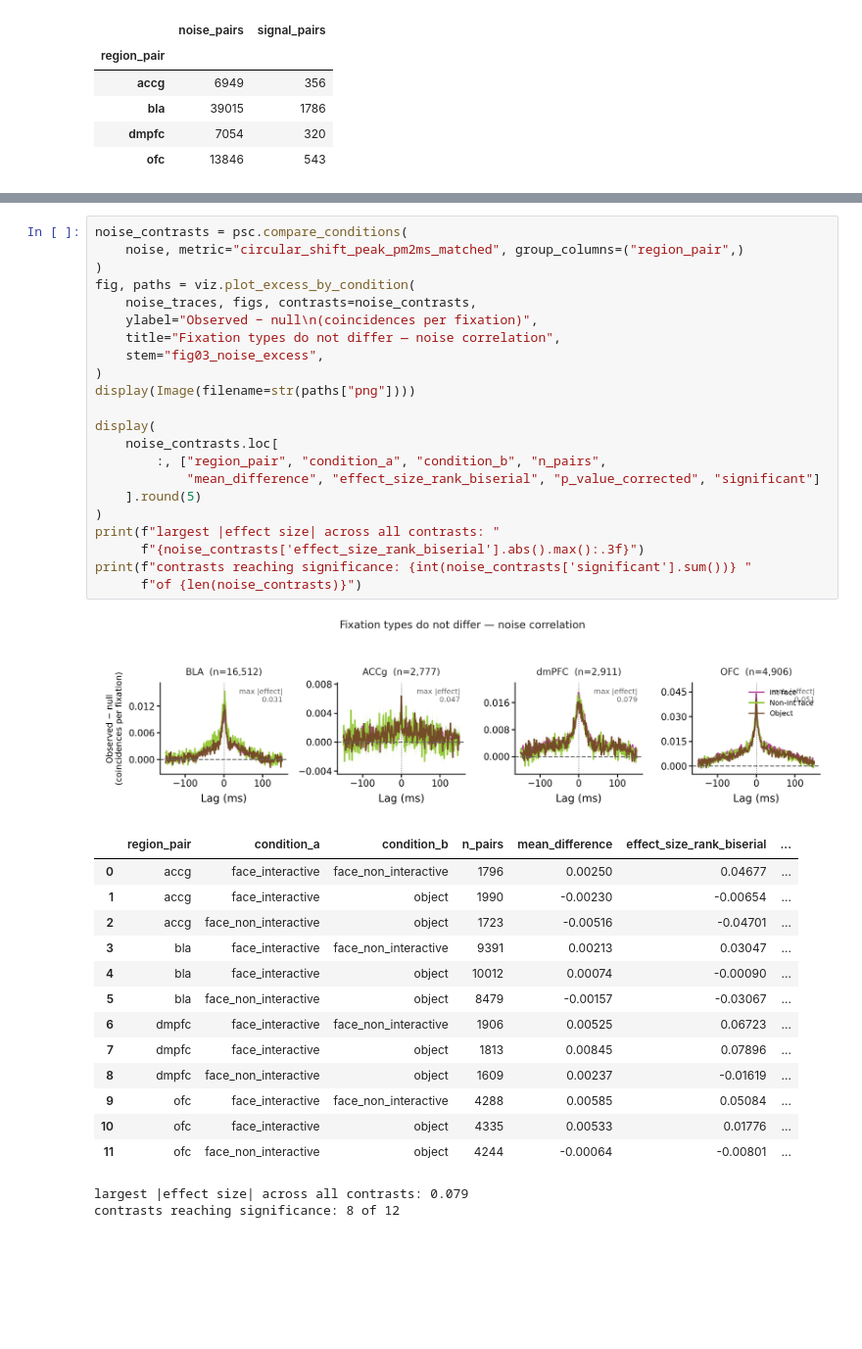
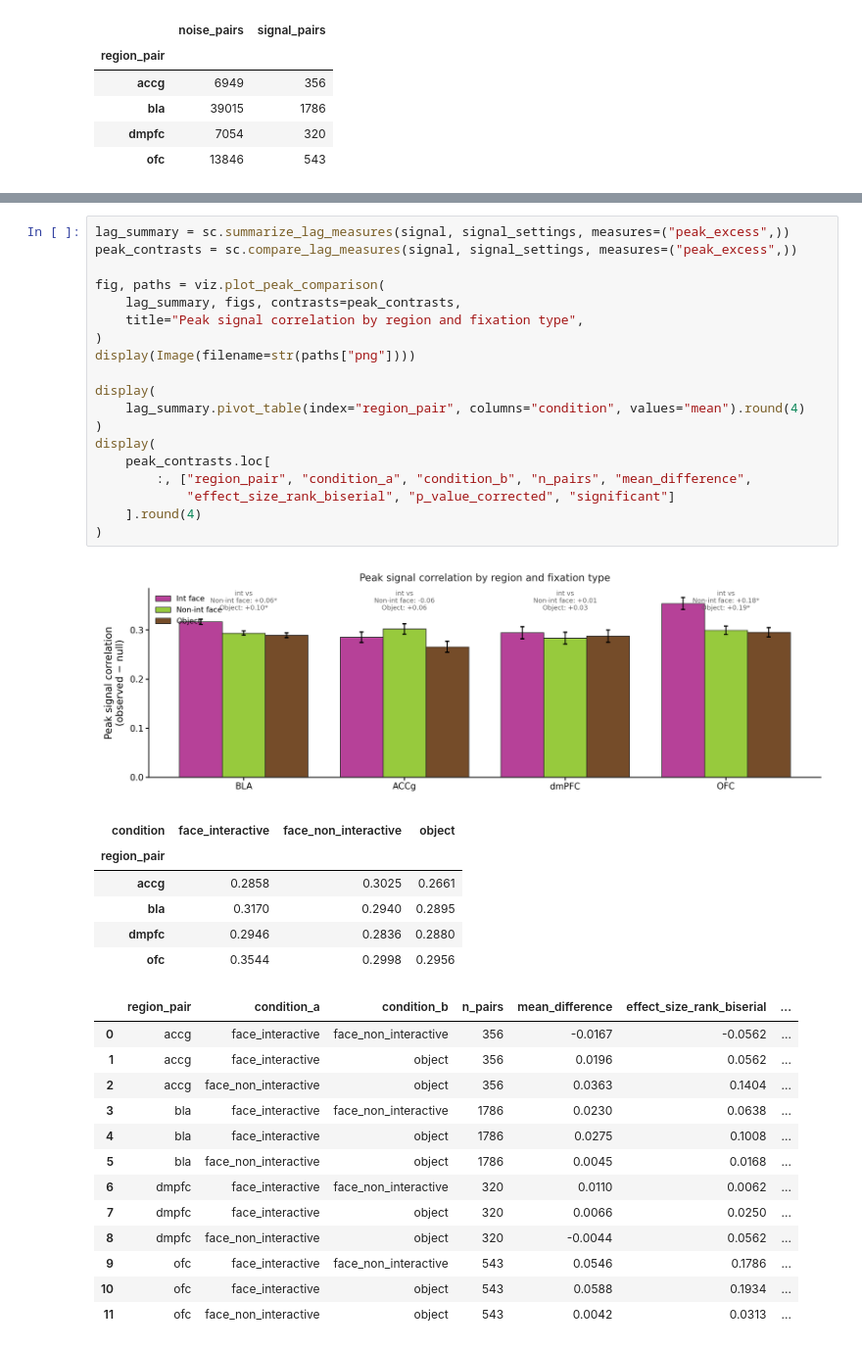
Before and after one commit to gprabaha/dal_monte_2022_analysis, a Jupyter notebook: notebooks/pair_correlation_overview/pair_correlation_overview.ipynb, the cells around one changed output, grey strips where cells are left out. Shown at 98% size. Saved outputs shown, nothing was run; the diff lists cells and outputs as text; blank space fills up the shorter version.

```diff
--- a/notebooks/pair_correlation_overview/pair_correlation_overview.ipynb
+++ b/notebooks/pair_correlation_overview/pair_correlation_overview.ipynb
@@ -112,40 +127,41 @@ says whether it is a difference worth reporting.
 # %%
-noise_contrasts = psc.compare_conditions(
-    noise, metric="circular_shift_peak_pm2ms_matched", group_columns=("region_pair",)
-)
-fig, paths = viz.plot_excess_by_condition(
-    noise_traces, figs, contrasts=noise_contrasts,
-    ylabel="Observed − null\n(coincidences per fixation)",
-    title="Fixation types do not differ — noise correlation",
-    stem="fig03_noise_excess",
+lag_summary = sc.summarize_lag_measures(signal, signal_settings, measures=("peak_excess",))
+peak_contrasts = sc.compare_lag_measures(signal, signal_settings, measures=("peak_excess",))
+
+fig, paths = viz.plot_peak_comparison(
+    lag_summary, figs, contrasts=peak_contrasts,
+    title="Peak signal correlation by region and fixation type",
 )
 display(Image(filename=str(paths["png"])))
 
 display(
-    noise_contrasts.loc[
-        :, ["region_pair", "condition_a", "condition_b", "n_pairs",
-            "mean_difference", "effect_size_rank_biserial", "p_value_corrected", "significant"]
-    ].round(5)
+    lag_summary.pivot_table(index="region_pair", columns="condition", values="mean").round(4)
 )
-print(f"largest |effect size| across all contrasts: "
-      f"{noise_contrasts['effect_size_rank_biserial'].abs().max():.3f}")
-print(f"contrasts reaching significance: {int(noise_contrasts['significant'].sum())} "
-      f"of {len(noise_contrasts)}")
+display(
+    peak_contrasts.loc[
+        :, ["region_pair", "condition_a", "condition_b", "n_pairs", "mean_difference",
+            "effect_size_rank_biserial", "p_value_corrected", "significant"]
+    ].round(4)
+)
 # %% [output]
-[figure, old version]
+[figure, new version]
-|  | region_pair | condition_a | condition_b | n_pairs | mean_difference | effect_size_rank_biserial | ... |
-| 0 | accg | face_interactive | face_non_interactive | 1796 | 0.00250 | 0.04677 | ... |
-| 1 | accg | face_interactive | object | 1990 | -0.00230 | -0.00654 | ... |
-| 2 | accg | face_non_interactive | object | 1723 | -0.00516 | -0.04701 | ... |
-| 3 | bla | face_interactive | face_non_interactive | 9391 | 0.00213 | 0.03047 | ... |
-| 4 | bla | face_interactive | object | 10012 | 0.00074 | -0.00090 | ... |
-| 5 | bla | face_non_interactive | object | 8479 | -0.00157 | -0.03067 | ... |
-| 6 | dmpfc | face_interactive | face_non_interactive | 1906 | 0.00525 | 0.06723 | ... |
-| 7 | dmpfc | face_interactive | object | 1813 | 0.00845 | 0.07896 | ... |
-| 8 | dmpfc | face_non_interactive | object | 1609 | 0.00237 | -0.01619 | ... |
-| 9 | ofc | face_interactive | face_non_interactive | 4288 | 0.00585 | 0.05084 | ... |
-| 10 | ofc | face_interactive | object | 4335 | 0.00533 | 0.01776 | ... |
-| 11 | ofc | face_non_interactive | object | 4244 | -0.00064 | -0.00801 | ... |
+| condition | face_interactive | face_non_interactive | object |
+| region_pair |  |  |  |
+| accg | 0.2858 | 0.3025 | 0.2661 |
+| bla | 0.3170 | 0.2940 | 0.2895 |
+| dmpfc | 0.2946 | 0.2836 | 0.2880 |
+| ofc | 0.3544 | 0.2998 | 0.2956 |
-largest |effect size| across all contrasts: 0.079
-contrasts reaching significance: 8 of 12
+|  | region_pair | condition_a | condition_b | n_pairs | mean_difference | effect_size_rank_biserial | ... |
+| 0 | accg | face_interactive | face_non_interactive | 356 | -0.0167 | -0.0562 | ... |
+| 1 | accg | face_interactive | object | 356 | 0.0196 | 0.0562 | ... |
+| 2 | accg | face_non_interactive | object | 356 | 0.0363 | 0.1404 | ... |
+| 3 | bla | face_interactive | face_non_interactive | 1786 | 0.0230 | 0.0638 | ... |
+| 4 | bla | face_interactive | object | 1786 | 0.0275 | 0.1008 | ... |
+| 5 | bla | face_non_interactive | object | 1786 | 0.0045 | 0.0168 | ... |
+| 6 | dmpfc | face_interactive | face_non_interactive | 320 | 0.0110 | 0.0062 | ... |
+| 7 | dmpfc | face_interactive | object | 320 | 0.0066 | 0.0250 | ... |
+| 8 | dmpfc | face_non_interactive | object | 320 | -0.0044 | 0.0562 | ... |
+| 9 | ofc | face_interactive | face_non_interactive | 543 | 0.0546 | 0.1786 | ... |
+| 10 | ofc | face_interactive | object | 543 | 0.0588 | 0.1934 | ... |
+| 11 | ofc | face_non_interactive | object | 543 | 0.0042 | 0.0313 | ... |
 # %% [markdown]
```
Also changed, not shown: parts of 14 cells of this notebook, 5 other files.
